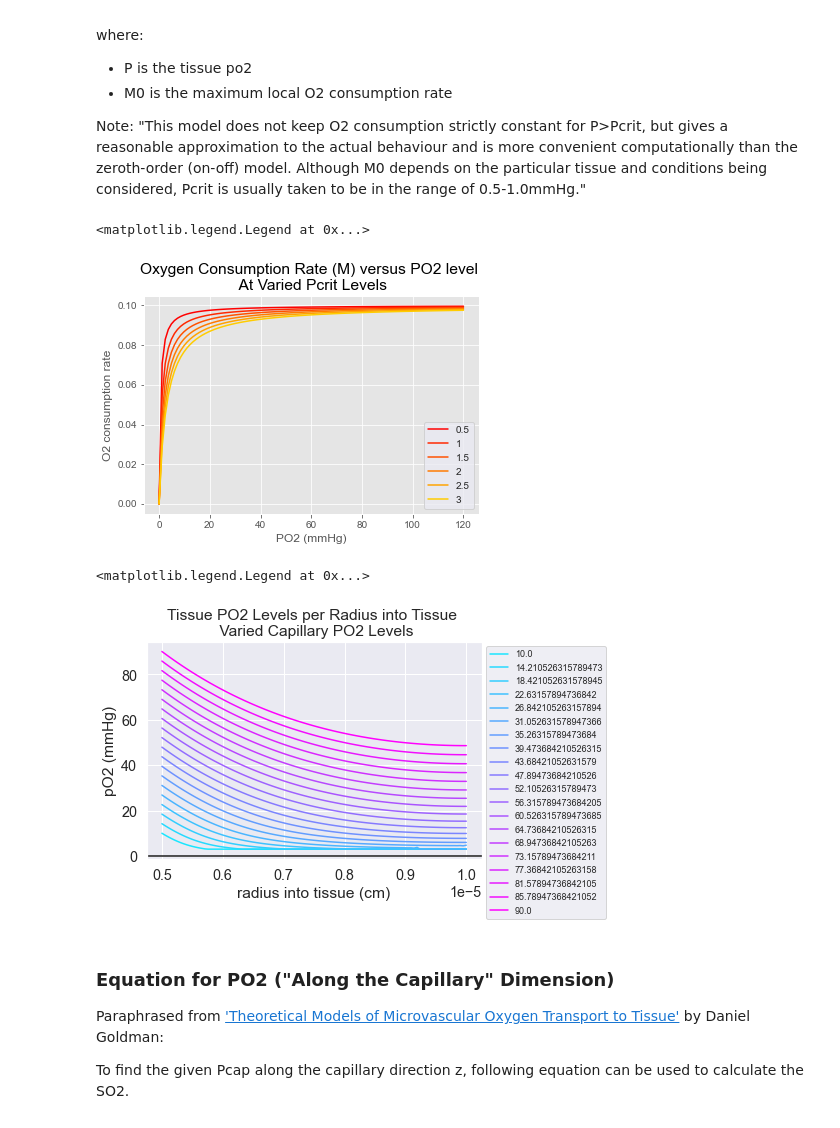
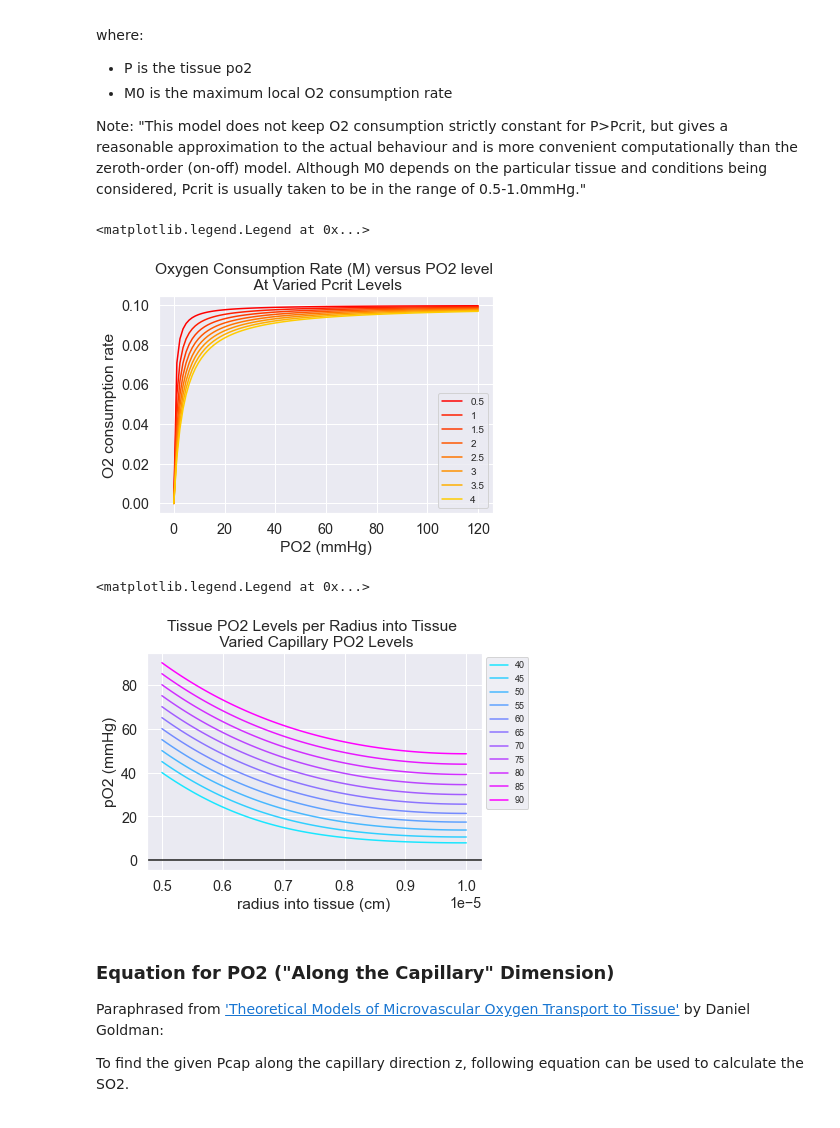
Before and after one commit to em-blue/relaxivity_pO2_notebooks, a Jupyter notebook: relaxivity_po2_playground_June2021_R1blood_r1Ox.ipynb, the cells around one changed output. Cells and saved outputs as stored; diff of their text form; code cells hidden in the pictures.

```diff
--- a/relaxivity_po2_playground_June2021_R1blood_r1Ox.ipynb
+++ b/relaxivity_po2_playground_June2021_R1blood_r1Ox.ipynb
@@ -53,5 +438,0 @@ $ r1Ox = \frac{C1}{C2+C3*B0^2} + C4 + TempC*T$
-# %%
-def r1Ox_func(B0,Temp,C1,C2,C3,C4,TempC):
-    r1Ox_result_unconverted=C1/(C2+(C3)*(B0**2)) +C4 +TempC*Temp
-    r1Ox_result=r1Ox_result_unconverted*10**(-4)
-    return(r1Ox_result)
@@ -178,0 +580,31 @@ CHb= 20.1 #ml O2/dL
+# %%
+
+Hct_list=[0.36,0.38,0.40,0.42,0.44,0.46,0.50]
+nHct=len(Hct_list)
+
+OEF_list=[0.20,0.25,0.30,0.35,0.40]
+nOEF=len(OEF_list)
+
+BV_list=[0.02,0.04,0.06,0.08,0.1,0.12]
+nBV=len(BV_list)
+
+B0_list=[1.5,3.0,4.75,7]
+nB0=len(B0_list)
+
+Pcrit_list=[0.5,1,1.5,2,2.5,3,3.5,4]
+nPcrit=len(Pcrit_list)
+# %%
+B0=1.5
+
+mega_delta_R1voxel_list=np.zeros((nHct,nOEF,nBV,nPcrit))
+mega_variable_list=np.zeros((nHct,nOEF,nBV,nPcrit,4))
+
+for iHct in range(0,len(Hct_list)):
+    Hct=Hct_list[iHct]
+    for iOEF in range(0,len(OEF_list)):
+        OEF=OEF_list[iOEF]
+        for iBV in range(0,len(BV_list)):
+            BV=BV_list[iBV]
+            for iPcrit in range(0,len(Pcrit_list)):
+                Pcrit=Pcrit_list[iPcrit]
+                mega_delta_R1voxel_list[iHct,iOEF,iBV,iPcrit]=monster_R1voxel_func()
@@ -225,12 +671,12 @@ Note: "This model does not keep O2 consumption strictly constant for P>Pcrit, bu
 # %%
 Mlist=np.zeros(100)
 po2_list=np.linspace(120,0,100)
-
+M0 = 0.1
 fig2 = plt.figure()
 ax2 = fig2.add_subplot(111)
 sns.set(font_scale=1.3)
 
-for j in [0.5,1,1.5,2,2.5,3]:
+for j in [0.5,1,1.5,2,2.5,3,3.5,4]:
     Pcrit=j
     for i in range(0,len(po2_list)):
         po2_r=po2_list[i]
@@ -252,11 +698,11 @@ plt.ylabel('O2 consumption rate')
 plt.legend(fontsize=10)
 # %% [output]
 <matplotlib.legend.Legend at 0x...>
-[figure, old version]
+[figure, new version]
 # %%
 r_list = np.linspace(Rc,Rt,100)
 po2_list=np.zeros(100)
-pcap_list=np.linspace(10,90,20)
+pcap_list=[40,45,50,55,60,65,70,75,80,85,90]
 Mlist=np.zeros((100,20))
 
 fig = plt.figure()
@@ -267,34 +713,34 @@ for j in range(0,len(pcap_list)):
         r=r_list[i]
         po2_c=pcap_list[j]
 
         if i==0:
             M=(M0*po2_c)/(po2_c+Pcrit)
             po2_r=po2_c+((M/(4*K))*(r**(2)-Rc**(2))) - ((M*Rt**2)/(2*K))*(math.log((r/Rc))) # that log is actually ln
 
         if i>0:
             if po2_r>Pcrit:
                 M=(M0*po2_r)/(po2_r+Pcrit)
                 po2_r=po2_c+((M/(4*K))*(r**(2)-Rc**(2))) - ((M*Rt**2)/(2*K))*(math.log((r/Rc))) # that log is actually ln
             if po2_r<=Pcrit:
                 po2_r=Pcrit
         po2_list[i]=po2_r
 
     plt.plot(r_list,po2_list,label=po2_c)
 
 
 colormap = plt.cm.cool #nipy_spectral, Set1,Paired
 colors = [colormap(i) for i in np.linspace(0.1, 1,len(ax.lines))]
 for i,j in enumerate(ax.lines):
     j.set_color(colors[i])
 plt.axhline(color='k')
 
 plt.title('Tissue PO2 Levels per Radius into Tissue \n Varied Capillary PO2 Levels')
 plt.xlabel('radius into tissue (cm)')
 plt.ylabel('pO2 (mmHg)')
 plt.legend(fontsize=9,bbox_to_anchor=(1, 1))
 # %% [output]
 <matplotlib.legend.Legend at 0x...>
-[figure, old version]
+[figure, new version]
 # %% [markdown]
 ### Equation for PO2 ("Along the Capillary" Dimension)
 Paraphrased from ['Theoretical Models of Microvascular Oxygen Transport to Tissue'](https://www.ncbi.nlm.nih.gov/pmc/articles/PMC3057578/) by Daniel Goldman:
```
Also changed, not shown: parts of 45 cells of this notebook, 1 other file.
